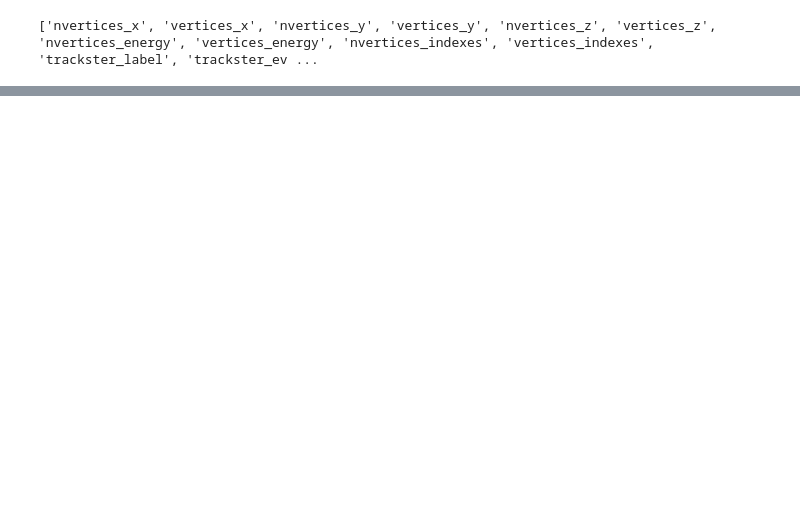
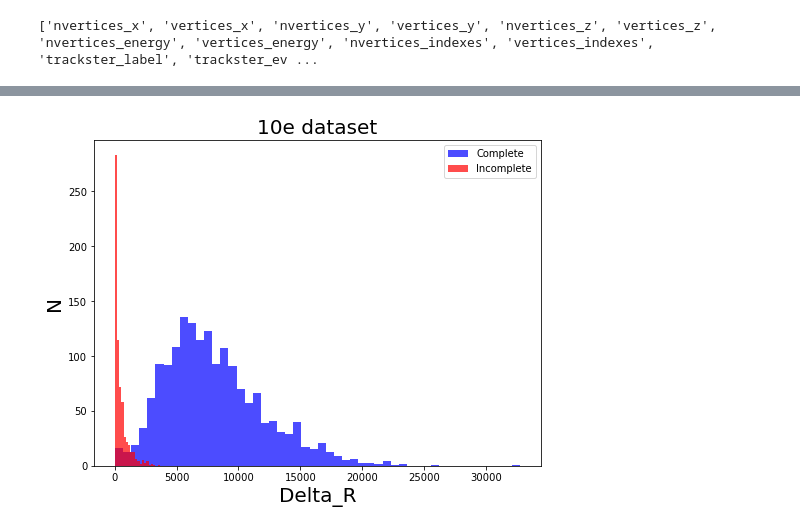
Before and after one commit to chrispap95/TICLHackaton2022-Metrics4Tracksters, a Jupyter notebook: 15 - Shower shapes.ipynb, the cells around one changed output, grey strips where cells are left out. Saved outputs shown, nothing was run; the diff lists cells and outputs as text; code cells hidden in the pictures; blank space fills up the shorter version.

```diff
--- a/15 - Shower shapes.ipynb
+++ b/15 - Shower shapes.ipynb
@@ -330,14 +198,16 @@ plt.show()
 # %%
 %matplotlib inline
 
 plt.figure(figsize=(8,6))
 n, bins, patches = plt.hist(comDelta_R, bins=50, color='b', alpha=0.7,label='Complete')
-plt.hist(inComDelta_R, bins=50, color='r', alpha=0.7,label='Incomplete')
+plt.hist(inComDelta_R, bins=20, color='r', alpha=0.7,label='Incomplete')
 plt.legend()
 plt.ylabel("N",fontsize=20)
 plt.xlabel("Delta_R",fontsize=20)
-plt.title("10e dataset",fontsize=20)
+plt.title(datasetName,fontsize=20)
 plt.show()
+# %% [output]
+[figure, added]
 # %%
 %matplotlib inline
 
```
Also changed, not shown: parts of 29 cells of this notebook, 2 other files.
